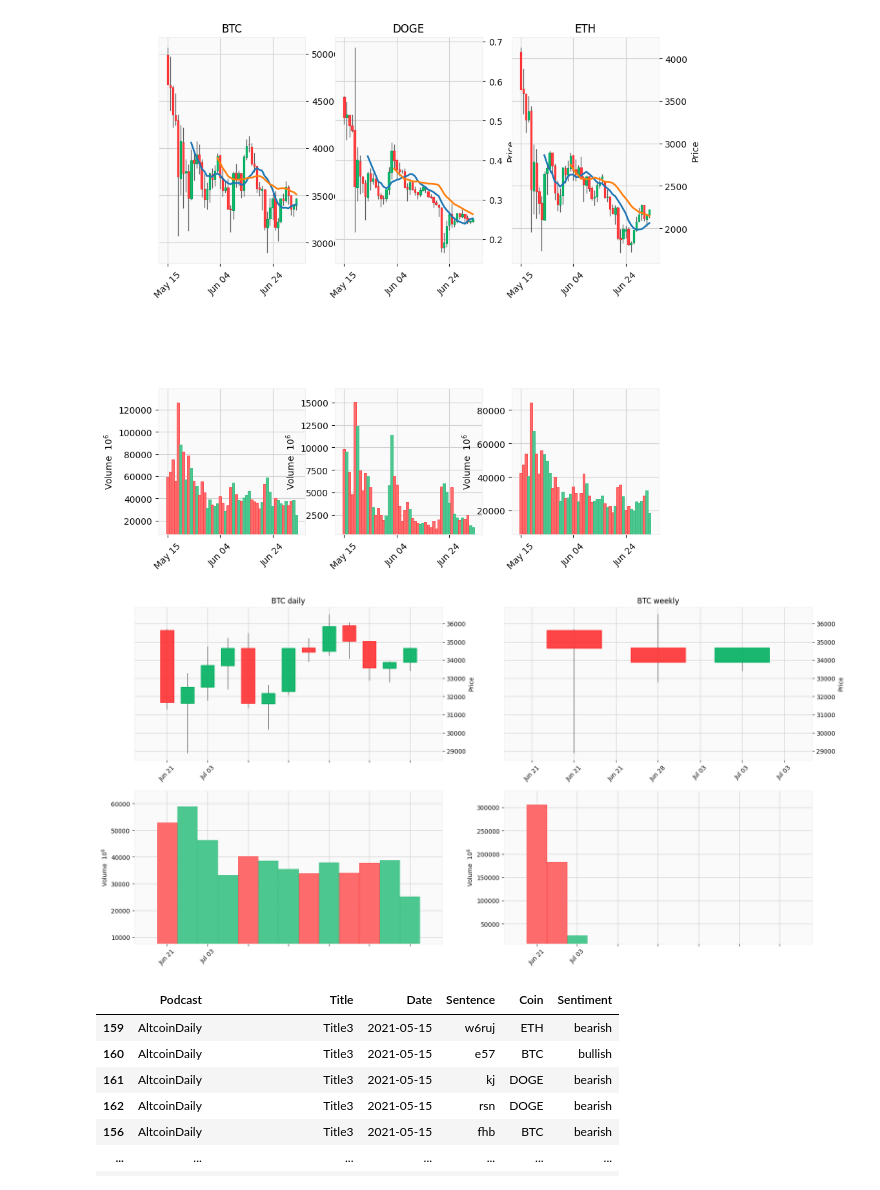
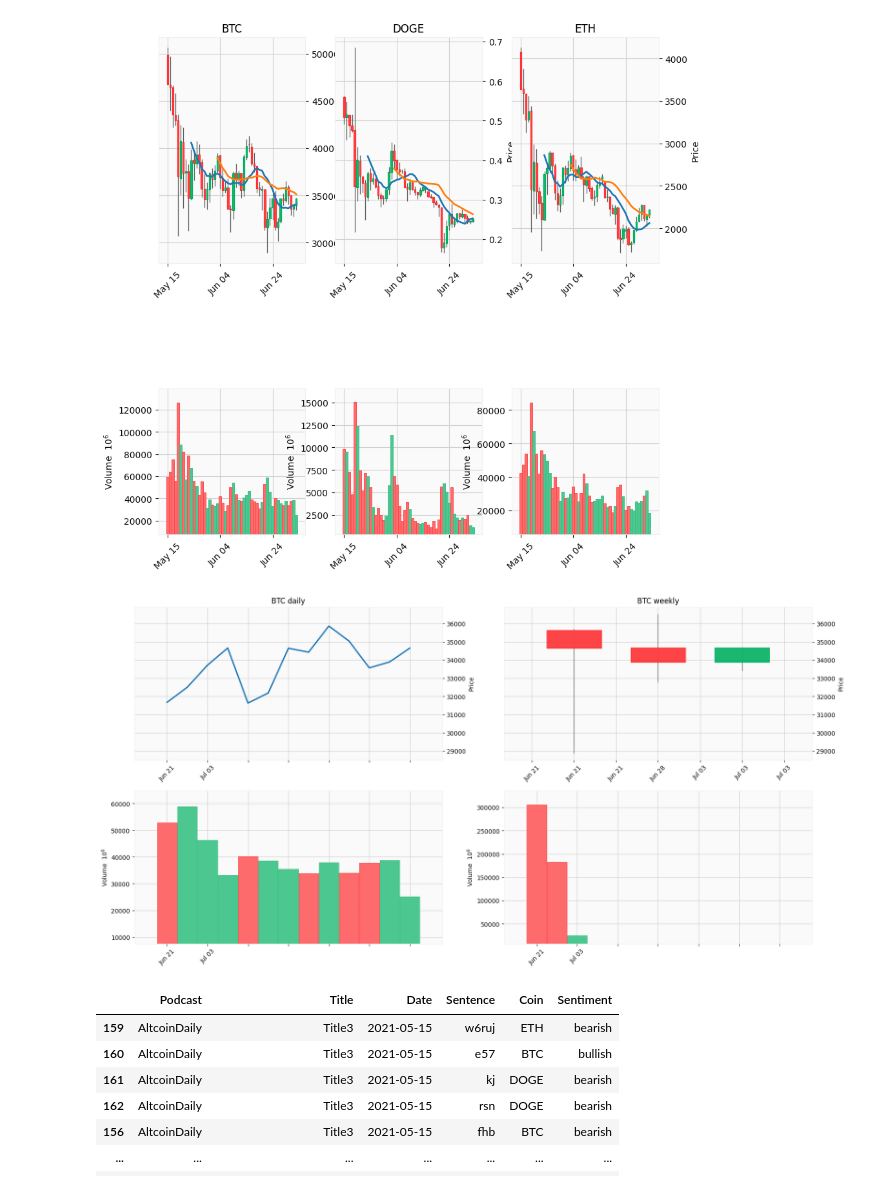
Before and after one commit to distractedm1nd/mar2moon, a Jupyter notebook: scripts/CoinPriceAnalysis.ipynb, the cells around one changed output. Drawn from its saved outputs; the diff is of its cells as text; code cells hidden in the pictures.

```diff
--- a/scripts/CoinPriceAnalysis.ipynb
+++ b/scripts/CoinPriceAnalysis.ipynb
@@ -152,21 +152,21 @@ mpf.plot(eth_data.tail(50), type = 'candle', ax = ax3, volume = av3, mav = (10,2
 # %%
 # Day Chart vs. Week Chart
 btc_daily_data = pd.read_csv(btc_path + btc_daily_2y_file, parse_dates = True, index_col = 0)
 btc_daily_data.index.name = 'Date'
 btc_weekly_data = pd.read_csv(btc_path + btc_weekly_2y_file, parse_dates = True, index_col = 0)
 btc_weekly_data.index.name = 'Date'
 btc_daily_data = btc_daily_data.loc['2021-06-21':'2021-07-03']
 btc_weekly_data = btc_weekly_data['2021-06-21':'2021-07-03']
 fig = mpf.figure(figsize = (20,10), style = 'yahoo')
 ax1 = fig.add_subplot(2,2,1)
 ax2 = fig.add_subplot(2,2,2)
 
 av1 = fig.add_subplot(2,2,3, sharex = ax1)
 av2 = fig.add_subplot(2,2,4, sharex = ax1)
-mpf.plot(btc_daily_data, type = 'candle', ax = ax1, volume = av1, axtitle = 'BTC daily')
+mpf.plot(btc_daily_data, type = 'line', ax = ax1, volume = av1, axtitle = 'BTC daily')
 mpf.plot(btc_weekly_data, type = 'candle', ax = ax2, volume = av2, axtitle = 'BTC weekly')
 # %% [output]
-[figure, old version]
+[figure, new version]
 # %%
 SA_results_path = '../results/'
 results_file_name = 'sample-data.xlsx'
```
Also changed, not shown: parts of 2 cells of this notebook.
